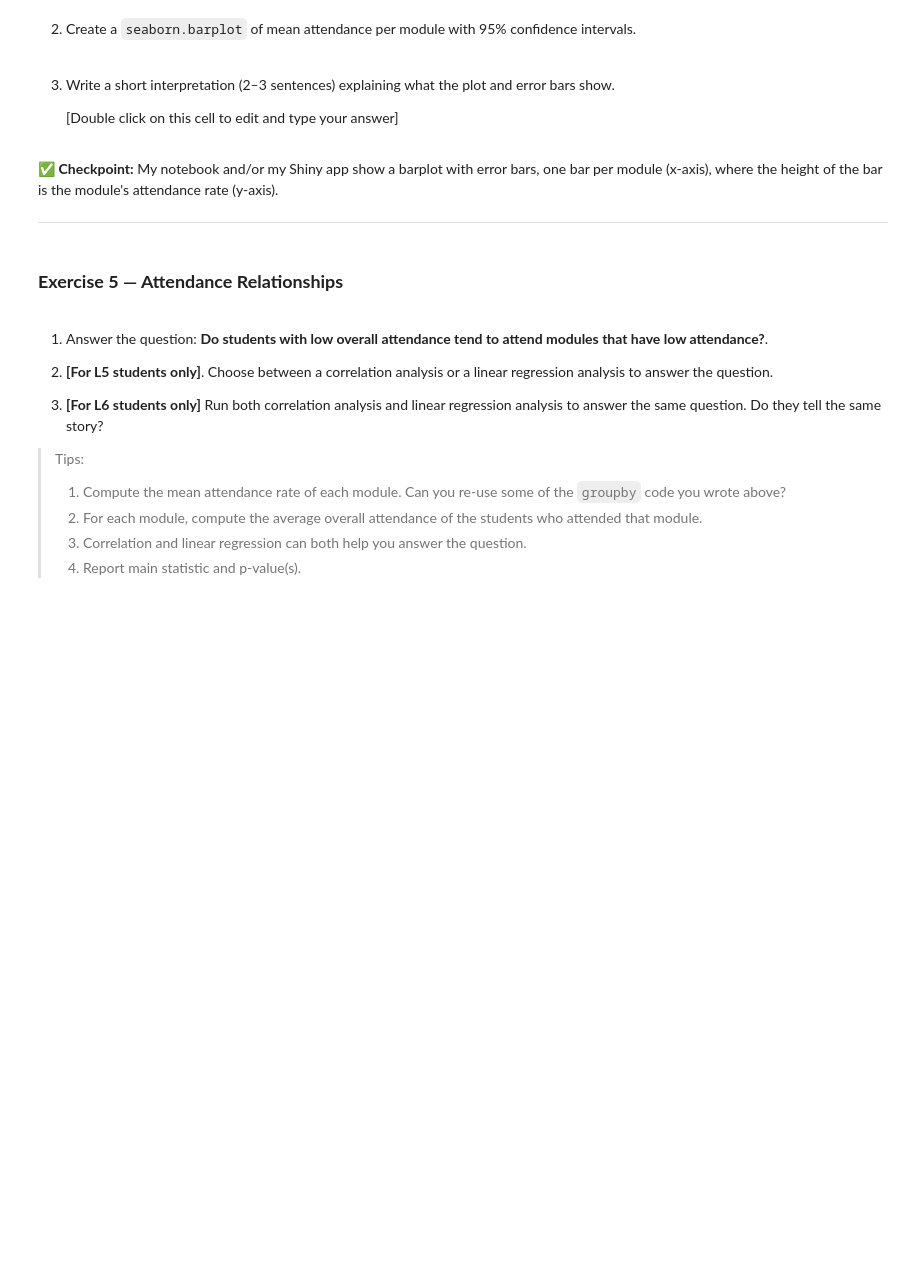
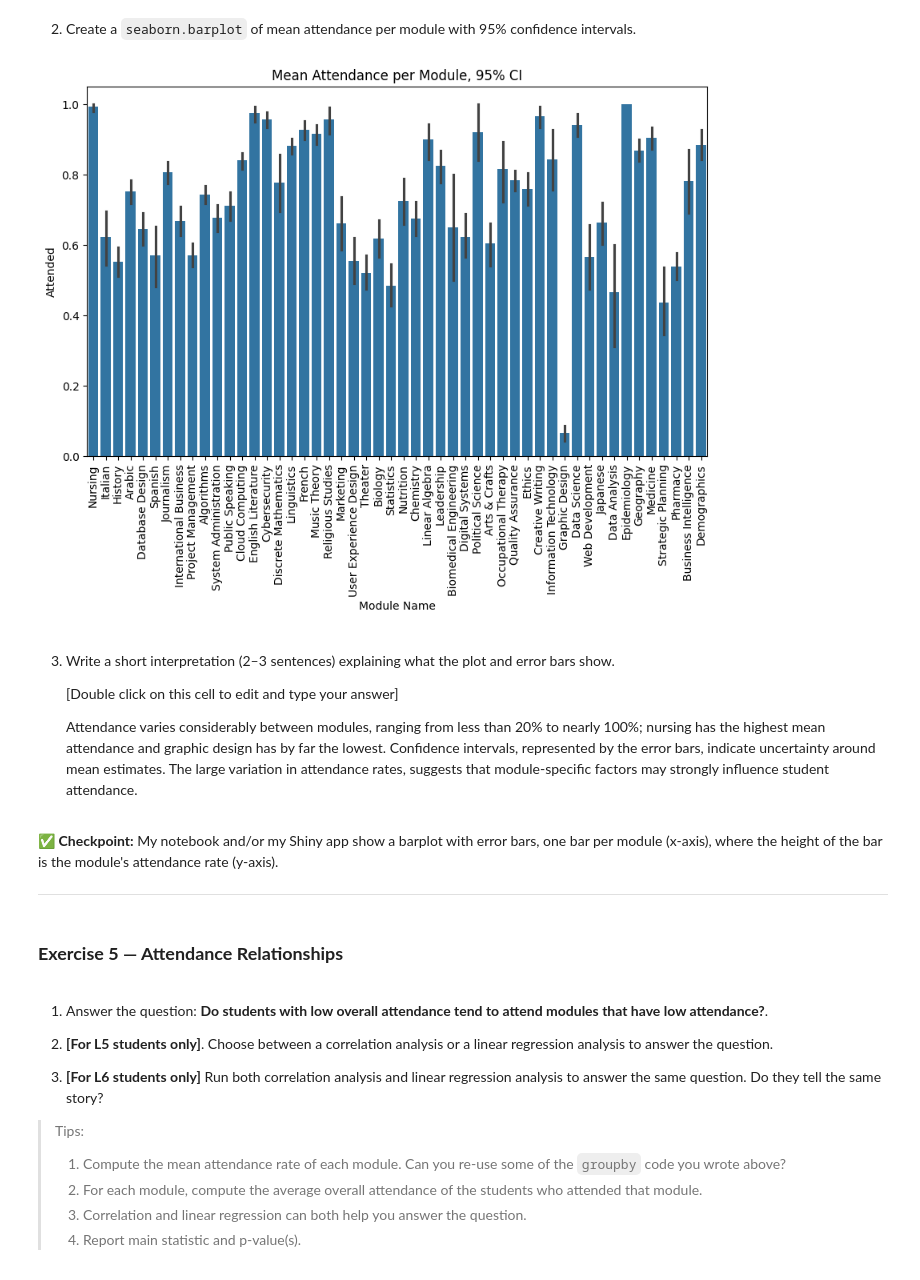
Before and after one commit to knnthfrmn/dsc25, a Jupyter notebook: summative1-1.ipynb, the cells around one changed output. Saved outputs shown, nothing was run; the diff lists cells and outputs as text; code cells hidden in the pictures; blank space fills up the shorter version.

```diff
--- a/summative1-1.ipynb
+++ b/summative1-1.ipynb
@@ -188,2 +218,18 @@ a_data['Date'] = pd.to_datetime(a_data['Date'])
 # %% [markdown]
 7. **[For L6 students only]** Add a column, titled "Student Overall Attendance", with the average attendance for the student. Add a column, titled "Standardised Student Overall Attendance", with the z-scores of "Student Overall Attendance".
+# %%
+#attendance rate for each student
+student_attendance = a_data.groupby('Person Code').agg({'Attended':'sum','NotAttended':'sum'}).reset_index()
+student_attendance['Student overall attendance'] = (student_attendance['Attended'] / (student_attendance['Attended'] + student_attendance['NotAttended']))
+
+#z scores
+mean_attendance = student_attendance['Student overall attendance'].mean()
+std_attendance = student_attendance['Student overall attendance'].std()
+student_attendance['Standardised student overall attendance'] = ((student_attendance['Student overall attendance'] - mean_attendance) / std_attendance)
+
+#add to original dataframe
+a_data = a_data.merge(
+    student_attendance[['Person Code', 'Student overall attendance', 'Standardised student overall attendance']],
+    on='Person Code',
+    how='left')
+a_data.head(5)
@@ -221,11 +296,23 @@ a_data['Date'] = pd.to_datetime(a_data['Date'])
 2. Create a `seaborn.barplot` of mean attendance per module with 95% confidence intervals.
 # %%
 # your code here
-...
+#because of the way i did the previous question and because this question requires seaborn, i now have to return to previous data :(
+import seaborn as sns
+
+plt.figure(figsize=(10, 6))
+sns.barplot(data=a_data, x='Module Name', y='Attended', errorbar=('ci',95))
+
+plt.title('Mean Attendance per Module, 95% CI')
+plt.xticks(rotation=90)
+plt.show()
+# %% [output]
+[figure, added]
 # %% [markdown]
 3. Write a short interpretation (2–3 sentences) explaining what the plot and error bars show.
 
     [Double click on this cell to edit and type your answer]
+
+    Attendance varies considerably between modules, ranging from less than 20% to nearly 100%; nursing has the highest mean attendance and graphic design has by far the lowest. Confidence intervals, represented by the error bars, indicate uncertainty around mean estimates. The large variation in attendance rates, suggests that module-specific factors may strongly influence student attendance.
 # %% [markdown]
 ✅ **Checkpoint:** My notebook and/or my Shiny app show a barplot with error bars, one bar per module (x-axis), where the height of the bar is the module's attendance rate (y-axis).
 
```
Also changed, not shown: parts of 6 cells of this notebook, 2 other files.
